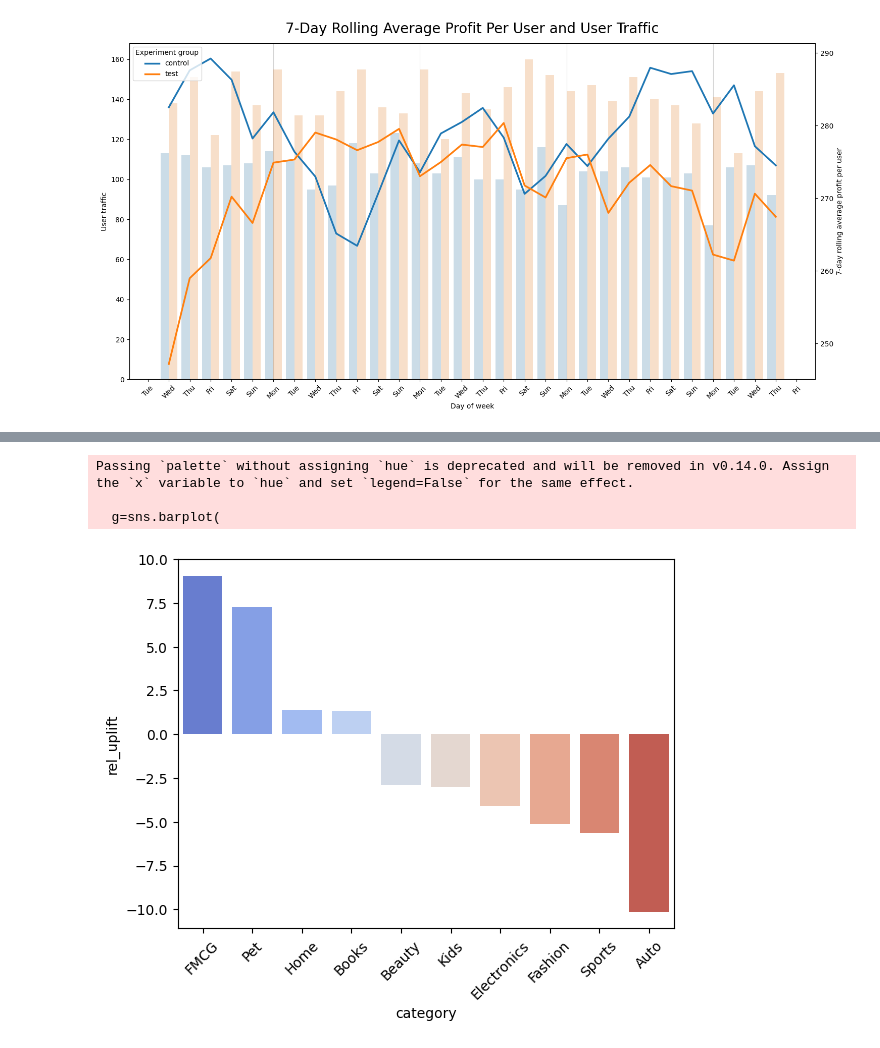
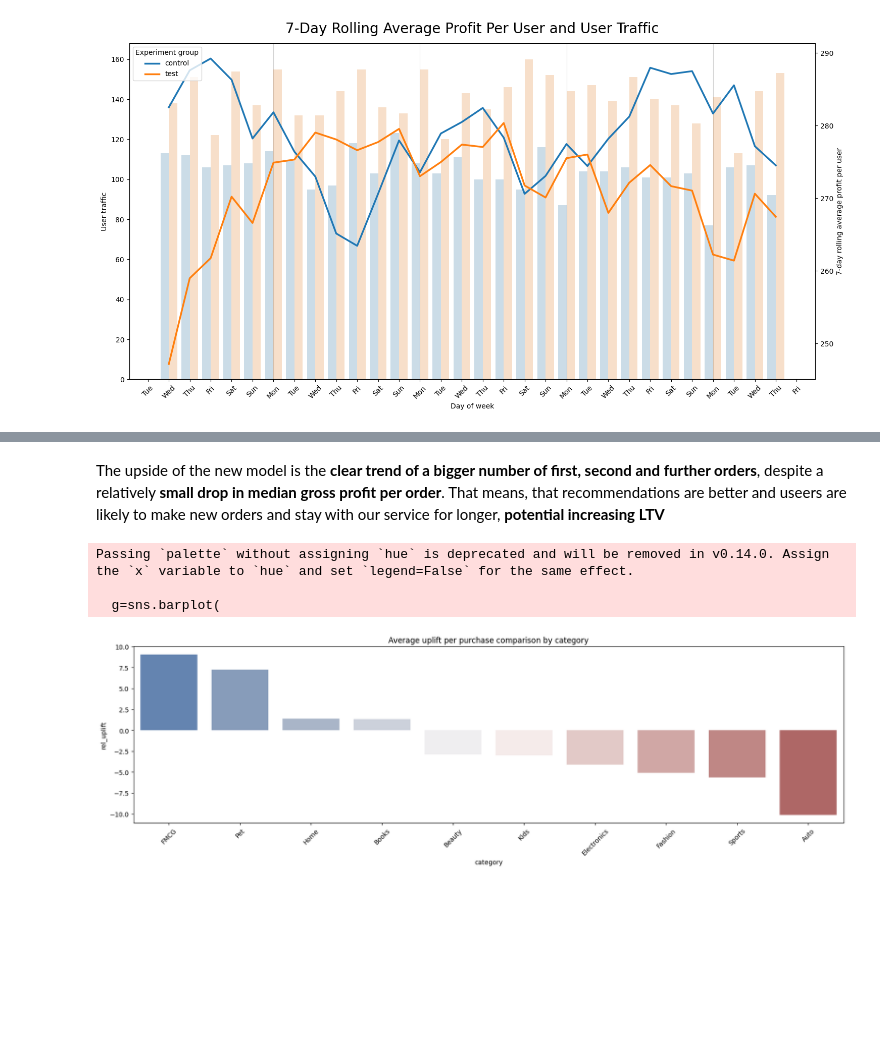
Before and after one commit to Left-for-food/Market_Flow, a Jupyter notebook: EDA.ipynb, the cells around one changed output, grey strips where cells are left out. Drawn from its saved outputs; the diff is of its cells as text; code cells hidden in the pictures; blank space fills up the shorter version.

Commit message:
v.0.5: - EDA stage completed - Key trends are defined
NEXT: hypothesis testing stage

```diff
--- a/EDA.ipynb
+++ b/EDA.ipynb
@@ -332,0 +304,24 @@ Text(0.5, 1.04, 'Order frequency analysis')
+# %%
+with engine.connect() as conn:
+    result = pd.read_sql(
+        text("""
+            SELECT
+                category,
+                is_private_label,
+                PERCENTILE_CONT(0.5)
+                    WITHIN GROUP (ORDER BY gross_margin_rate) * 100 as gross_margin
+            FROM products
+            GROUP BY category, is_private_label
+        """), conn
+    )
+
+plt.figure(figsize=(20, 5))
+
+g = sns.barplot(
+    data=result,
+    x='category',
+    hue='is_private_label',
+    y='gross_margin'
+)
+
+g.figure.suptitle('Gross margin rate private-label-wise, %');
@@ -352,6 +354,7 @@ with engine.connect() as conn:
                 user_traffic,
                 EXTRACT (ISODOW FROM order_date),
                 return_rate,
+                total as total_gross_profit,
                 AVG(total) OVER (
                     PARTITION BY exp_group
                     ORDER BY order_date
@@ -368,3 +371,12 @@ with engine.connect() as conn:
             ORDER BY exp_group, order_date
         """), conn
     )
+
+plt.figure(figsize=(20, 5))
+g = sns.lineplot(
+    data=result,
+    x='order_date',
+    hue='exp_group',
+    y='total_gross_profit'
+)
+g.figure.suptitle('Gross profit throughout the experiment');
@@ -446,3 +551,5 @@ plt.show()
+# %% [markdown]
+The upside of the new model is the **clear trend of a bigger number of first, second and further orders**, despite a relatively **small drop in median gross profit per order**. That means, that recommendations are better and useers are likely to make new orders and stay with our service for longer, **potential increasing LTV**
 # %%
 with engine.connect() as conn:
     result = pd.read_sql(
@@ -464,32 +571,35 @@ with engine.connect() as conn:
                 GROUP BY ea.experiment_group, p.category
                 ORDER BY exp_group, avg_profit DESC
             )
             SELECT
                 c1.category,
                 c1.avg_profit as avg_profit_control,
                 c2.avg_profit as avg_profit_test,
                 c2.avg_profit - c1.avg_profit as uplift,
                 (c2.avg_profit - c1.avg_profit)::float / c1.avg_profit * 100 as rel_uplift,
                 RANK() OVER(
                     ORDER BY (c2.avg_profit - c1.avg_profit)::float / c1.avg_profit * 100 DESC)
             FROM cat_data c1
             JOIN cat_data c2
                 ON c1.category = c2.category
                     AND c2.exp_group='test'
                     AND c1.exp_group='control'
         """), conn
     )
 
+plt.figure(figsize=(20, 5))
+
 g=sns.barplot(
     data=result,
     y='rel_uplift',
     x='category',
-    palette='coolwarm'
+    palette='vlag'
 )
 
+g.set_title('Average uplift per purchase comparison by category')
 g.set_xticklabels(labels=result.category, rotation=45);
 # %% [output]
 Passing `palette` without assigning `hue` is deprecated and will be removed in v0.14.0. Assign the `x` variable to `hue` and set `legend=False` for the same effect.
 
   g=sns.barplot(
-[figure, old version]
+[figure, new version]
```
Also changed, not shown: parts of 27 cells of this notebook.
